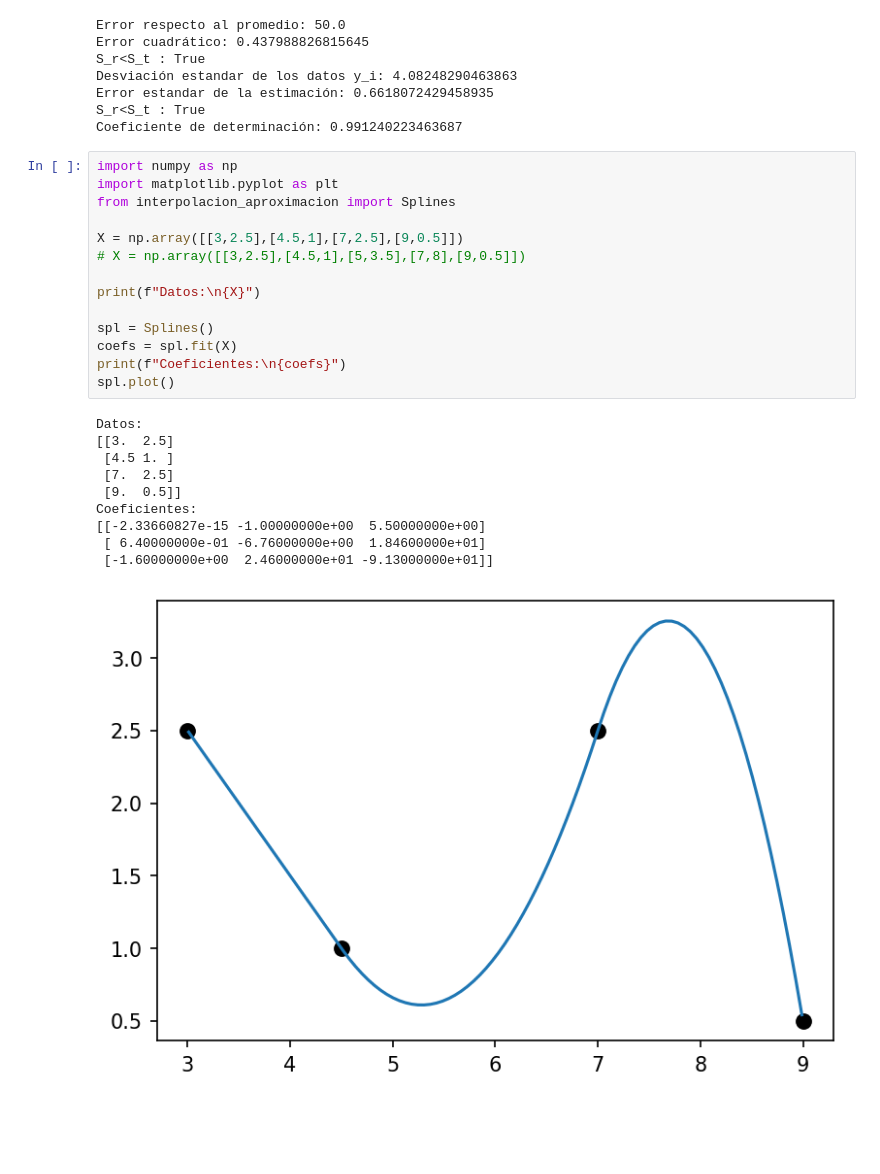
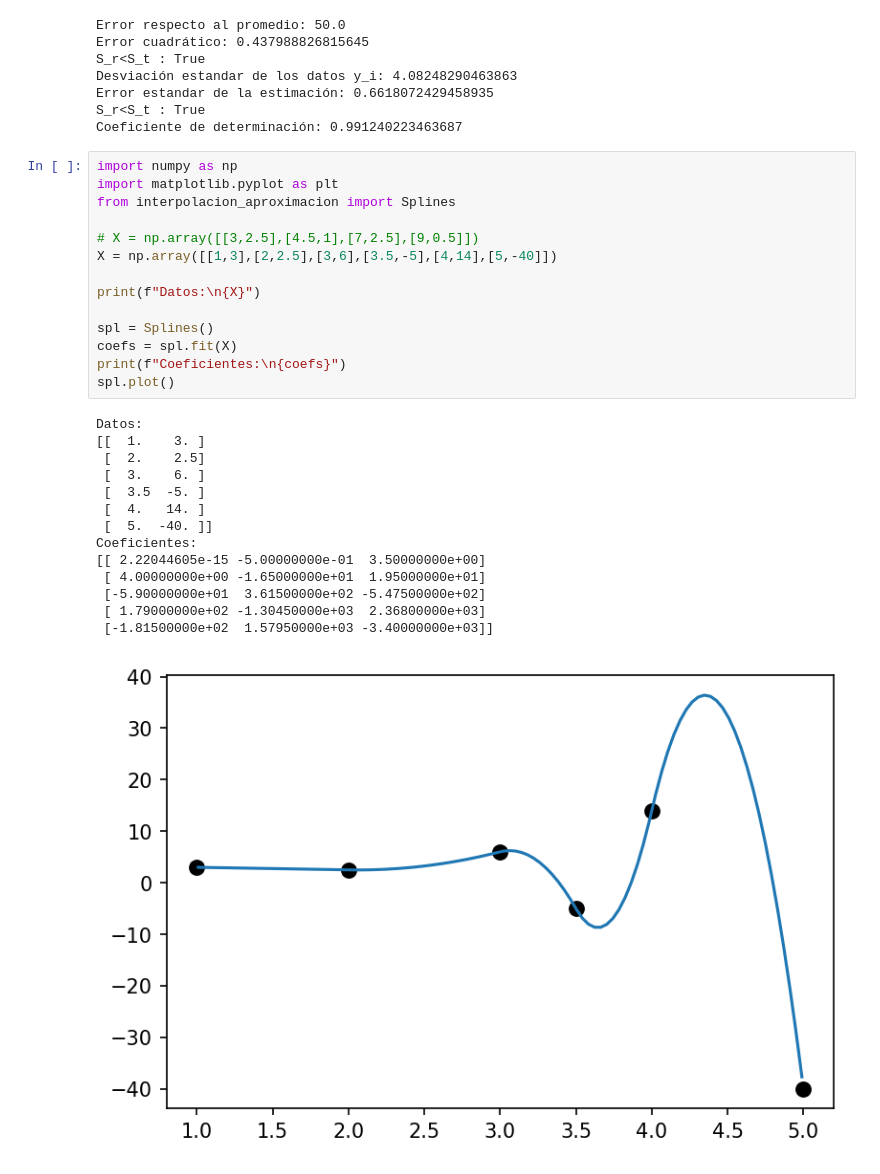
Before and after one commit to gmauricio-toledo/UNISON-teaching, a Jupyter notebook: interpolacion.ipynb, the cells around one changed output. Cells and saved outputs as stored; diff of their text form; blank space fills up the shorter version.

```diff
--- a/interpolacion.ipynb
+++ b/interpolacion.ipynb
@@ -69,28 +69,32 @@ Coeficiente de determinación: 0.991240223463687
 # %%
 import numpy as np
 import matplotlib.pyplot as plt
 from interpolacion_aproximacion import Splines
 
-X = np.array([[3,2.5],[4.5,1],[7,2.5],[9,0.5]])
-# X = np.array([[3,2.5],[4.5,1],[5,3.5],[7,8],[9,0.5]])
+# X = np.array([[3,2.5],[4.5,1],[7,2.5],[9,0.5]])
+X = np.array([[1,3],[2,2.5],[3,6],[3.5,-5],[4,14],[5,-40]])
 
 print(f"Datos:\n{X}")
 
 spl = Splines()
 coefs = spl.fit(X)
 print(f"Coeficientes:\n{coefs}")
 spl.plot()
 # %% [output]
 Datos:
-[[3.  2.5]
- [4.5 1. ]
- [7.  2.5]
- [9.  0.5]]
+[[  1.    3. ]
+ [  2.    2.5]
+ [  3.    6. ]
+ [  3.5  -5. ]
+ [  4.   14. ]
+ [  5.  -40. ]]
 Coeficientes:
-[[-2.33660827e-15 -1.00000000e+00  5.50000000e+00]
- [ 6.40000000e-01 -6.76000000e+00  1.84600000e+01]
- [-1.60000000e+00  2.46000000e+01 -9.13000000e+01]]
+[[ 2.22044605e-15 -5.00000000e-01  3.50000000e+00]
+ [ 4.00000000e+00 -1.65000000e+01  1.95000000e+01]
+ [-5.90000000e+01  3.61500000e+02 -5.47500000e+02]
+ [ 1.79000000e+02 -1.30450000e+03  2.36800000e+03]
+ [-1.81500000e+02  1.57950000e+03 -3.40000000e+03]]
-[figure, old version]
+[figure, new version]
 # %%
 print(f"Matriz del sistema:\n{spl.A}")
 print(f"Vector b:\n{spl.b}")
```
Also changed, not shown: parts of 1 cell of this notebook, 1 other file.
